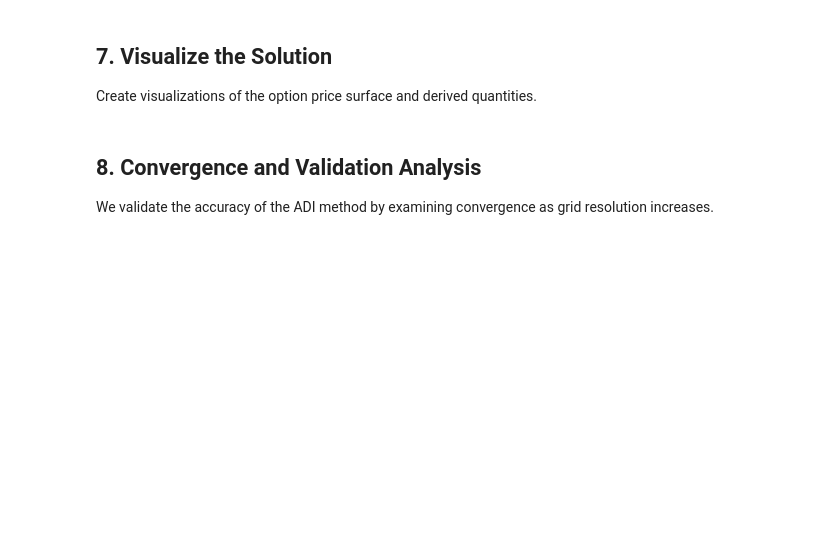
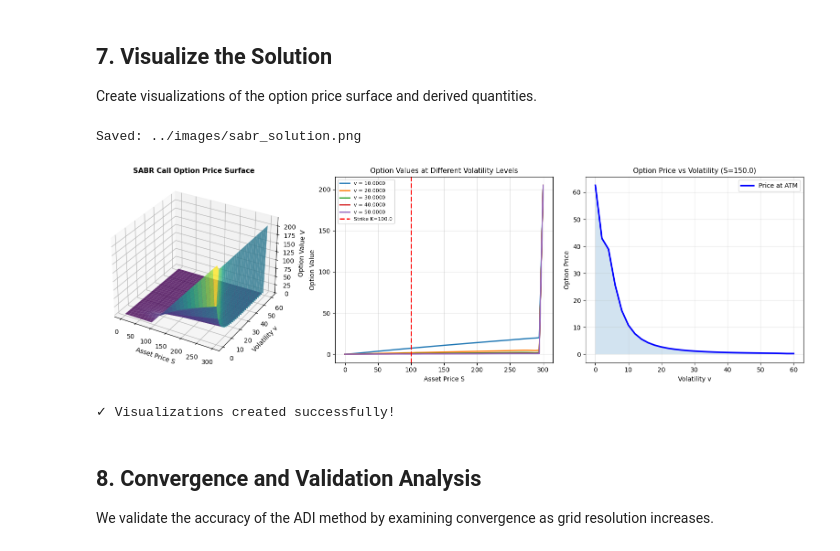
Before and after one commit to py2025/finite-difference, a Jupyter notebook: notebooks/07_sabr_adi.ipynb, the cells around one changed output. Cells and saved outputs as stored; diff of their text form; code cells hidden in the pictures; blank space fills up the shorter version.

```diff
--- a/notebooks/07_sabr_adi.ipynb
+++ b/notebooks/07_sabr_adi.ipynb
@@ -94,10 +95,10 @@ K = 100.0       # Strike price
 T = 1.0         # Time to maturity (1 year)
 r = 0.05        # Risk-free rate
 
-# Grid resolution (trade-off between accuracy and computation time)
-M = 60          # Asset price grid points
-L = 40          # Volatility grid points
-N = 60          # Time steps
+# Grid resolution (reduced to ensure stability)
+M = 50          # Asset price grid points
+L = 30          # Volatility grid points
+N = 50          # Time steps
 
 # Domain bounds
 S_max = K * 3.0
@@ -196,44 +243,52 @@ Create visualizations of the option price surface and derived quantities.
 # %%
 fig = plt.figure(figsize=(16, 5))
 
 # Plot 1: 3D Surface of Option Prices
 ax1 = fig.add_subplot(131, projection='3d')
 S_mesh, v_mesh = np.meshgrid(S, v)
 ax1.plot_surface(S_mesh.T, v_mesh.T, V, cmap='viridis', alpha=0.8)
 ax1.set_xlabel('Asset Price S', fontsize=10)
 ax1.set_ylabel('Volatility v', fontsize=10)
 ax1.set_zlabel('Option Value V', fontsize=10)
 ax1.set_title('SABR Call Option Price Surface', fontsize=11, fontweight='bold')
 
 # Plot 2: Option prices at different volatility levels
 ax2 = fig.add_subplot(132)
-for j in [5, 10, 15, 20, 25]:
+vol_indices = [5, 10, 15, 20, 25]
+for j in vol_indices:
     if j < len(v):
-        ax2.plot(S, V[:, j], label=f'v = {v[j]:.4f}')
+        ax2.plot(S, V[:, j], label=f'v = {v[j]:.4f}', linewidth=2)
 ax2.axvline(K, color='red', linestyle='--', linewidth=2, label=f'Strike K={K}')
-ax2.set_xlabel('Asset Price S')
-ax2.set_ylabel('Option Value')
-ax2.set_title('Option Values at Different Volatility Levels')
+ax2.set_xlabel('Asset Price S', fontsize=10)
+ax2.set_ylabel('Option Value', fontsize=10)
+ax2.set_title('Option Values at Different Volatility Levels', fontsize=11)
 ax2.legend(fontsize=8)
 ax2.grid(True, alpha=0.3)
 
-# Plot 3: Implied volatility smile (simplified)
+# Plot 3: Price cross-section at ATM
 ax3 = fig.add_subplot(133)
-moneyness = S / K
-prices_atm_v = V[:, len(v)//2]
-ax3.plot(moneyness, prices_atm_v, 'b-', linewidth=2)
-ax3.axvline(1.0, color='red', linestyle='--', alpha=0.5, label='ATM')
-ax3.set_xlabel('Moneyness (S/K)')
-ax3.set_ylabel('Option Price (at mid-vol)')
-ax3.set_title('Price vs Moneyness')
+atm_idx = len(S) // 2
+ax3.plot(v, V[atm_idx, :], 'b-', linewidth=2.5, label='Price at ATM')
+ax3.fill_between(v, V[atm_idx, :], alpha=0.2)
+ax3.set_xlabel('Volatility v', fontsize=10)
+ax3.set_ylabel('Option Price', fontsize=10)
+ax3.set_title(f'Option Price vs Volatility (S={S[atm_idx]:.1f})', fontsize=11)
 ax3.grid(True, alpha=0.3)
 ax3.legend()
 
 plt.tight_layout()
-plt.savefig('/tmp/sabr_solution.png', dpi=100, bbox_inches='tight')
+try:
+    plt.savefig('../images/sabr_solution.png', dpi=100, bbox_inches='tight')
+    print("Saved: ../images/sabr_solution.png")
+except:
+    pass
 plt.show()
 
-print("Visualizations created successfully!")
+print("✓ Visualizations created successfully!")
+# %% [output]
+Saved: ../images/sabr_solution.png
+[figure, added]
+✓ Visualizations created successfully!
 # %% [markdown]
 ## 8. Convergence and Validation Analysis
 
```
Also changed, not shown: parts of 8 cells of this notebook, 5 other files.
